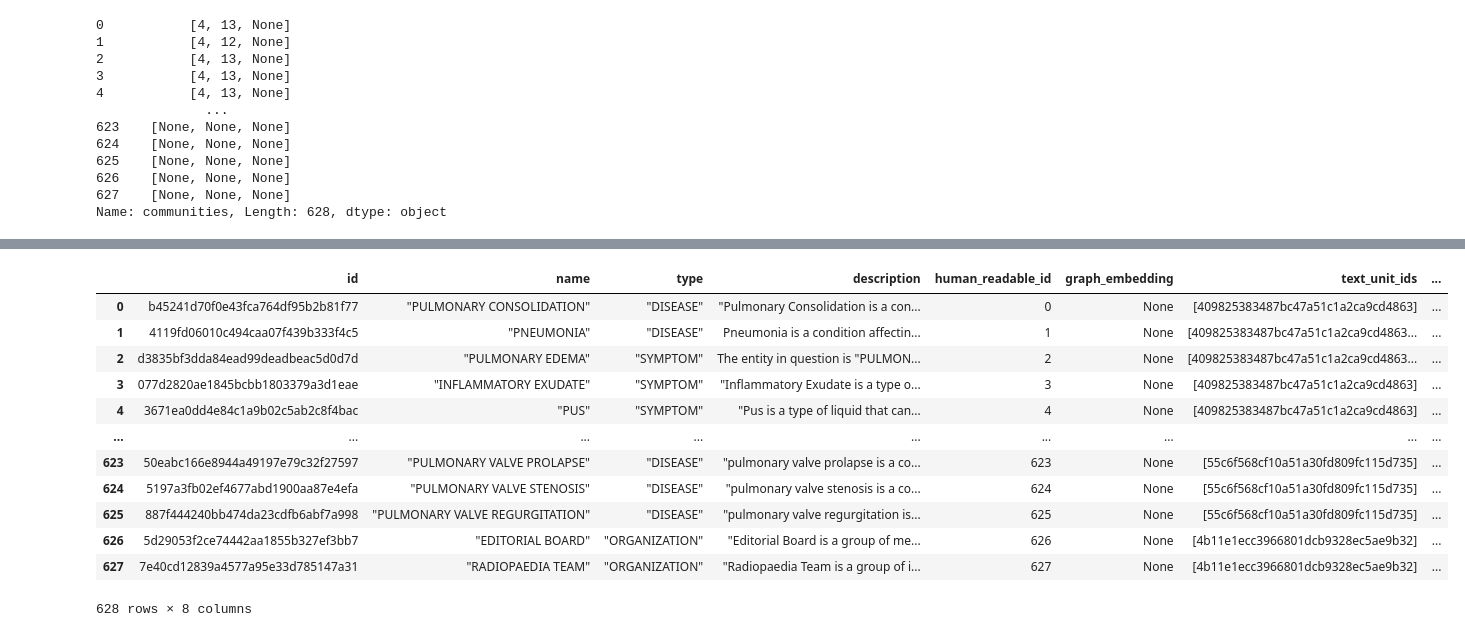
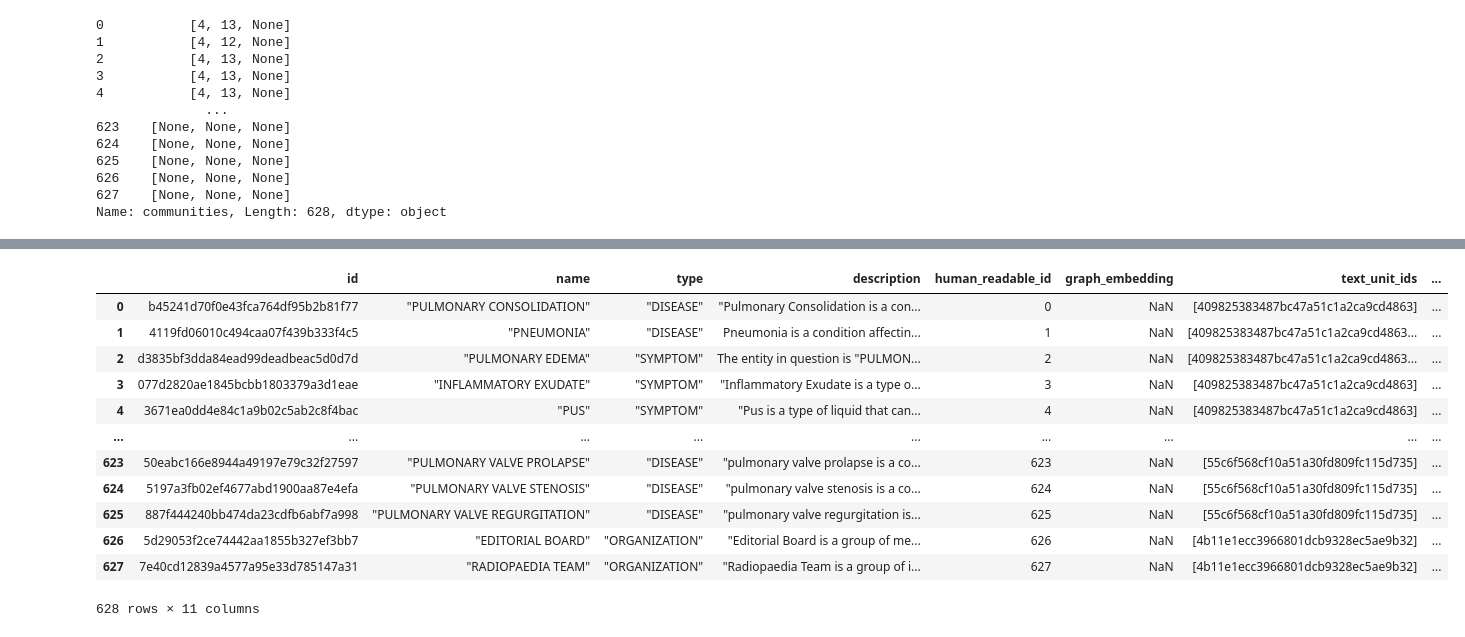
Before and after one commit to ChihchengHsieh/graphrage_for_all, a Jupyter notebook: community_plot.ipynb, the cells around one changed output, grey strips where cells are left out. Cells and saved outputs as stored; diff of their text form; code cells hidden in the pictures.

```diff
--- a/community_plot.ipynb
+++ b/community_plot.ipynb
@@ -439,16 +300,0 @@ Name: community, dtype: int64
-# %%
-entity_embedding_df
-# %% [output]
-|  | id | name | type | description | human_readable_id | graph_embedding | text_unit_ids | ... |
-| 0 | b45241d70f0e43fca764df95b2b81f77 | "PULMONARY CONSOLIDATION" | "DISEASE" | "Pulmonary Consolidation is a con... | 0 | None | [409825383487bc47a51c1a2ca9cd4863] | ... |
-| 1 | 4119fd06010c494caa07f439b333f4c5 | "PNEUMONIA" | "DISEASE" | Pneumonia is a condition affectin... | 1 | None | [409825383487bc47a51c1a2ca9cd4863... | ... |
-| 2 | d3835bf3dda84ead99deadbeac5d0d7d | "PULMONARY EDEMA" | "SYMPTOM" | The entity in question is "PULMON... | 2 | None | [409825383487bc47a51c1a2ca9cd4863... | ... |
-| 3 | 077d2820ae1845bcbb1803379a3d1eae | "INFLAMMATORY EXUDATE" | "SYMPTOM" | "Inflammatory Exudate is a type o... | 3 | None | [409825383487bc47a51c1a2ca9cd4863] | ... |
-| 4 | 3671ea0dd4e84c1a9b02c5ab2c8f4bac | "PUS" | "SYMPTOM" | "Pus is a type of liquid that can... | 4 | None | [409825383487bc47a51c1a2ca9cd4863] | ... |
-| ... | ... | ... | ... | ... | ... | ... | ... | ... |
-| 623 | 50eabc166e8944a49197e79c32f27597 | "PULMONARY VALVE PROLAPSE" | "DISEASE" | "pulmonary valve prolapse is a co... | 623 | None | [55c6f568cf10a51a30fd809fc115d735] | ... |
-| 624 | 5197a3fb02ef4677abd1900aa87e4efa | "PULMONARY VALVE STENOSIS" | "DISEASE" | "pulmonary valve stenosis is a co... | 624 | None | [55c6f568cf10a51a30fd809fc115d735] | ... |
-| 625 | 887f444240bb474da23cdfb6abf7a998 | "PULMONARY VALVE REGURGITATION" | "DISEASE" | "pulmonary valve regurgitation is... | 625 | None | [55c6f568cf10a51a30fd809fc115d735] | ... |
-| 626 | 5d29053f2ce74442aa1855b327ef3bb7 | "EDITORIAL BOARD" | "ORGANIZATION" | "Editorial Board is a group of me... | 626 | None | [4b11e1ecc3966801dcb9328ec5ae9b32] | ... |
-| 627 | 7e40cd12839a4577a95e33d785147a31 | "RADIOPAEDIA TEAM" | "ORGANIZATION" | "Radiopaedia Team is a group of i... | 627 | None | [4b11e1ecc3966801dcb9328ec5ae9b32] | ... |
-628 rows × 8 columns
@@ -454,0 +303,16 @@ entity_embedding_df
+# %%
+entity_embedding_df_with_communities
+# %% [output]
+|  | id | name | type | description | human_readable_id | graph_embedding | text_unit_ids | ... |
+| 0 | b45241d70f0e43fca764df95b2b81f77 | "PULMONARY CONSOLIDATION" | "DISEASE" | "Pulmonary Consolidation is a con... | 0 | NaN | [409825383487bc47a51c1a2ca9cd4863] | ... |
+| 1 | 4119fd06010c494caa07f439b333f4c5 | "PNEUMONIA" | "DISEASE" | Pneumonia is a condition affectin... | 1 | NaN | [409825383487bc47a51c1a2ca9cd4863... | ... |
+| 2 | d3835bf3dda84ead99deadbeac5d0d7d | "PULMONARY EDEMA" | "SYMPTOM" | The entity in question is "PULMON... | 2 | NaN | [409825383487bc47a51c1a2ca9cd4863... | ... |
+| 3 | 077d2820ae1845bcbb1803379a3d1eae | "INFLAMMATORY EXUDATE" | "SYMPTOM" | "Inflammatory Exudate is a type o... | 3 | NaN | [409825383487bc47a51c1a2ca9cd4863] | ... |
+| 4 | 3671ea0dd4e84c1a9b02c5ab2c8f4bac | "PUS" | "SYMPTOM" | "Pus is a type of liquid that can... | 4 | NaN | [409825383487bc47a51c1a2ca9cd4863] | ... |
+| ... | ... | ... | ... | ... | ... | ... | ... | ... |
+| 623 | 50eabc166e8944a49197e79c32f27597 | "PULMONARY VALVE PROLAPSE" | "DISEASE" | "pulmonary valve prolapse is a co... | 623 | NaN | [55c6f568cf10a51a30fd809fc115d735] | ... |
+| 624 | 5197a3fb02ef4677abd1900aa87e4efa | "PULMONARY VALVE STENOSIS" | "DISEASE" | "pulmonary valve stenosis is a co... | 624 | NaN | [55c6f568cf10a51a30fd809fc115d735] | ... |
+| 625 | 887f444240bb474da23cdfb6abf7a998 | "PULMONARY VALVE REGURGITATION" | "DISEASE" | "pulmonary valve regurgitation is... | 625 | NaN | [55c6f568cf10a51a30fd809fc115d735] | ... |
+| 626 | 5d29053f2ce74442aa1855b327ef3bb7 | "EDITORIAL BOARD" | "ORGANIZATION" | "Editorial Board is a group of me... | 626 | NaN | [4b11e1ecc3966801dcb9328ec5ae9b32] | ... |
+| 627 | 7e40cd12839a4577a95e33d785147a31 | "RADIOPAEDIA TEAM" | "ORGANIZATION" | "Radiopaedia Team is a group of i... | 627 | NaN | [4b11e1ecc3966801dcb9328ec5ae9b32] | ... |
+628 rows × 11 columns
```
Also changed, not shown: parts of 33 cells of this notebook, 2 other files.
